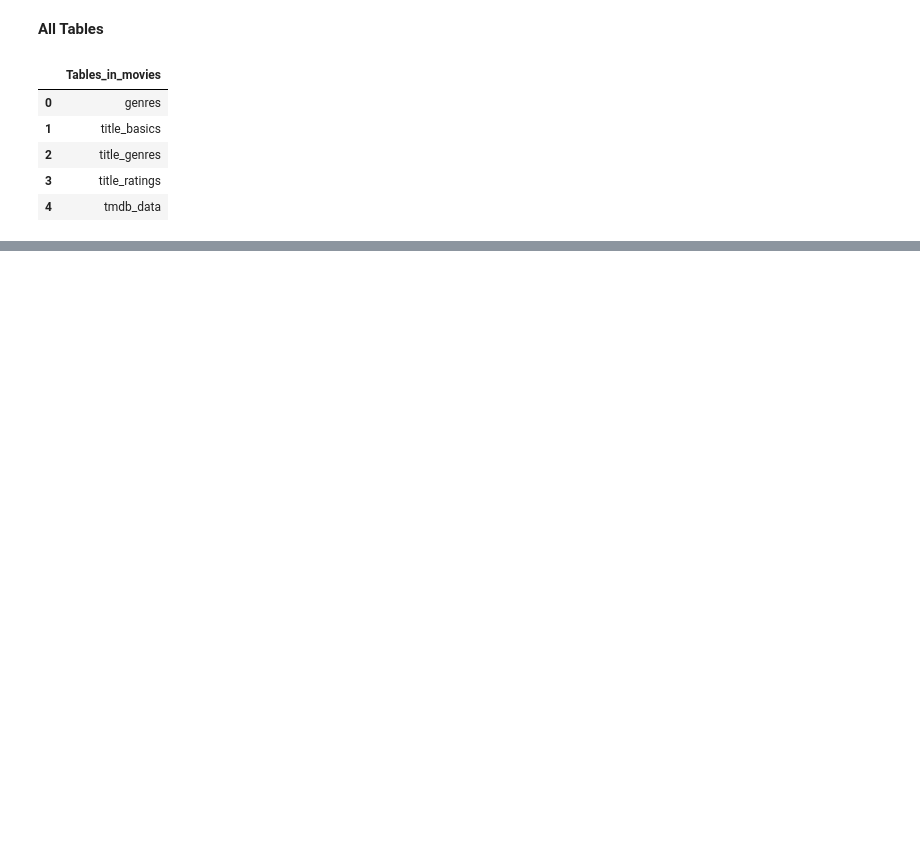
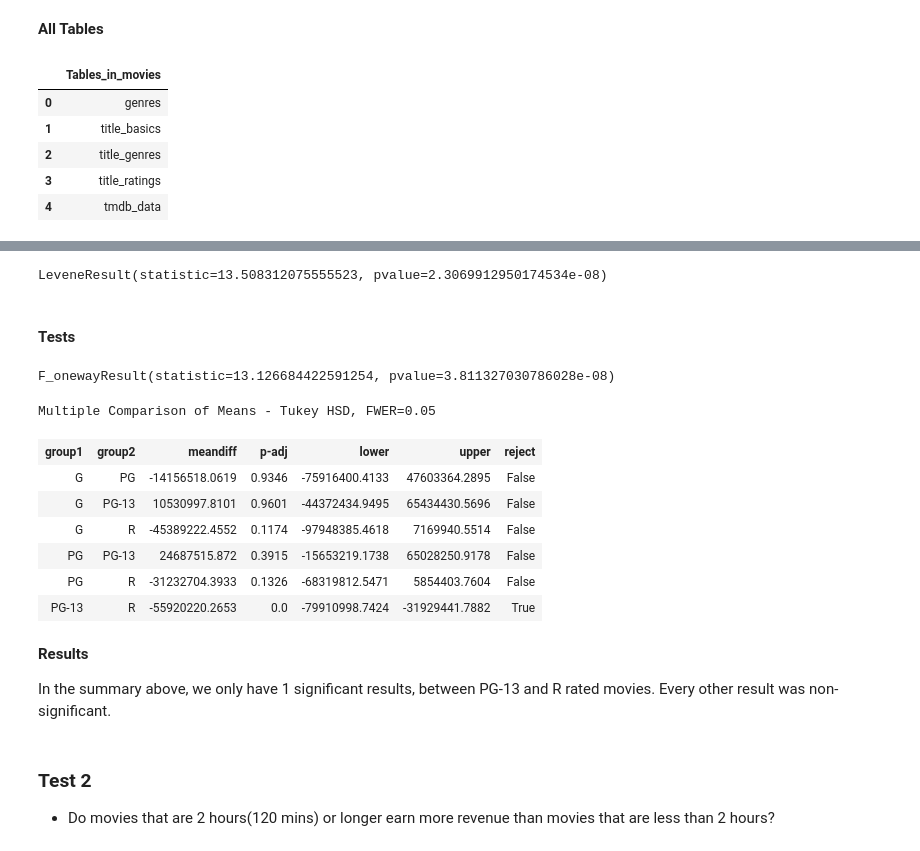
Before and after one commit to wrodemoyer/Movies-IMDB, a Jupyter notebook: Movies - IMDB.ipynb, the cells around one changed output, grey strips where cells are left out. Drawn from its saved outputs; the diff is of its cells as text; code cells hidden in the pictures; blank space fills up the shorter version.

```diff
--- a/Movies - IMDB.ipynb
+++ b/Movies - IMDB.ipynb
@@ -864,0 +1005,41 @@ pd.read_sql(q,engine)
+# %%
+# Equal Variance
+
+stats.levene(*groups.values())
+# %% [output]
+LeveneResult(statistic=13.508312075555523, pvalue=2.3069912950174534e-08)
+# %% [markdown]
+#### Tests
+# %%
+# One Way Anova
+
+result = stats.f_oneway( *groups.values())
+result
+# %% [output]
+F_onewayResult(statistic=13.126684422591254, pvalue=3.811327030786028e-08)
+# %%
+# Tukeys Pairwise Multiple Comparisons Test
+
+values = cr['revenue']
+labels = cr['certification']
+# %%
+# perform tukey's multiple comparison test and display the summary
+tukeys_results = pairwise_tukeyhsd(values,labels)
+tukeys_results.summary()
+# %% [output]
+Multiple Comparison of Means - Tukey HSD, FWER=0.05
+| group1 | group2 | meandiff | p-adj | lower | upper | reject |
+| G | PG | -14156518.0619 | 0.9346 | -75916400.4133 | 47603364.2895 | False |
+| G | PG-13 | 10530997.8101 | 0.9601 | -44372434.9495 | 65434430.5696 | False |
+| G | R | -45389222.4552 | 0.1174 | -97948385.4618 | 7169940.5514 | False |
+| PG | PG-13 | 24687515.872 | 0.3915 | -15653219.1738 | 65028250.9178 | False |
+| PG | R | -31232704.3933 | 0.1326 | -68319812.5471 | 5854403.7604 | False |
+| PG-13 | R | -55920220.2653 | 0.0 | -79910998.7424 | -31929441.7882 | True |
+# %% [markdown]
+**Results**
+
+In the summary above, we only have 1 significant results, between PG-13 and R rated movies. Every other result was non-significant.
+# %% [markdown]
+### Test 2
+
+- Do movies that are 2 hours(120 mins) or longer earn more revenue than movies that are less than 2 hours?
```
Also changed, not shown: parts of 85 cells of this notebook, 5 other files.
